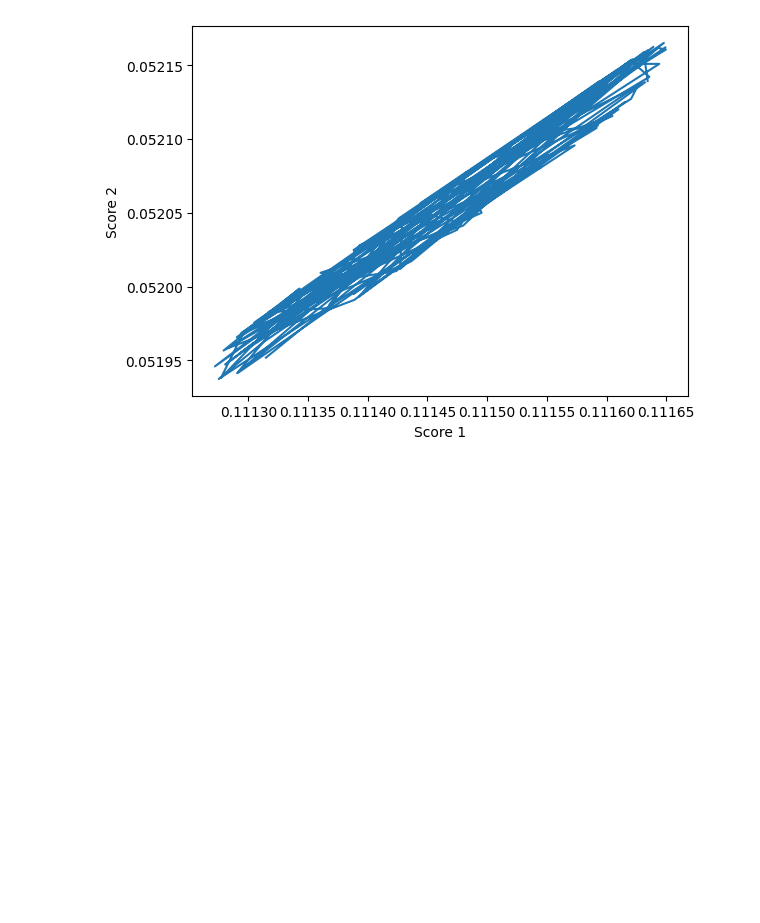
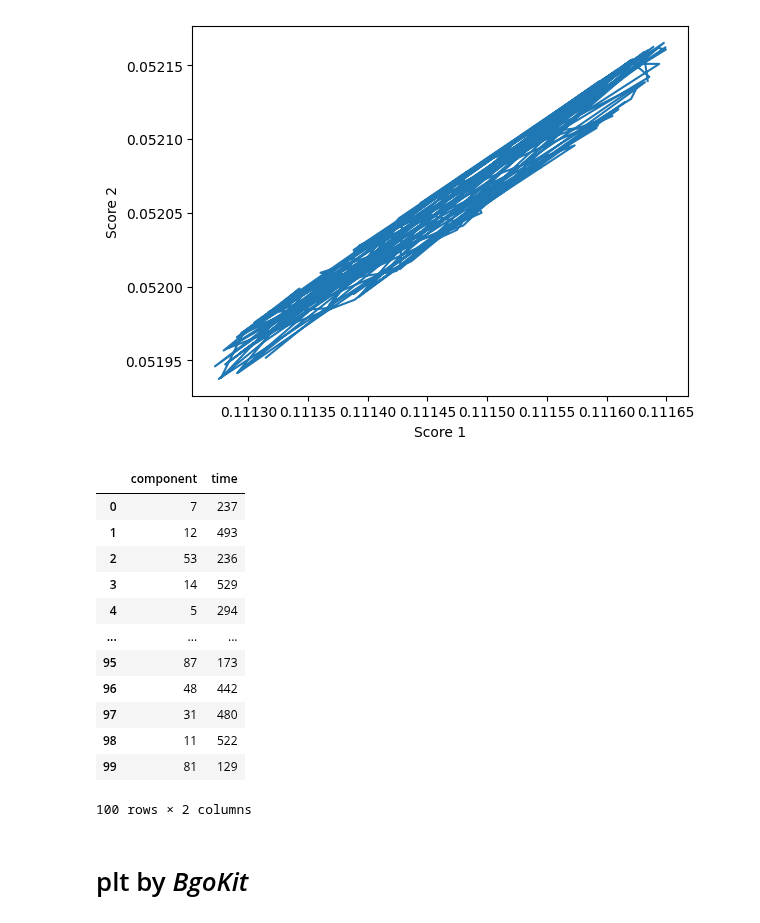
Before and after one commit to Bin-Cao/Bgolearn, a Jupyter notebook: Template/中文示例/多目标实现/多目标.ipynb, the cells around one changed output. Drawn from its saved outputs; the diff is of its cells as text; code cells hidden in the pictures; blank space fills up the shorter version.

```diff
--- a/Template/中文示例/多目标实现/多目标.ipynb
+++ b/Template/中文示例/多目标实现/多目标.ipynb
@@ -159,3 +159,21 @@ plt.plot(score_1,score_2)
 # %% [output]
 [<matplotlib.lines.Line2D at 0x...>]
 [figure]
+# %%
+dd
+# %% [output]
+|  | component | time |
+| 0 | 7 | 237 |
+| 1 | 12 | 493 |
+| 2 | 53 | 236 |
+| 3 | 14 | 529 |
+| 4 | 5 | 294 |
+| ... | ... | ... |
+| 95 | 87 | 173 |
+| 96 | 48 | 442 |
+| 97 | 31 | 480 |
+| 98 | 11 | 522 |
+| 99 | 81 | 129 |
+100 rows × 2 columns
+# %% [markdown]
+# plt by *BgoKit*
```
Also changed, not shown: parts of 4 cells of this notebook, 9 other files.
